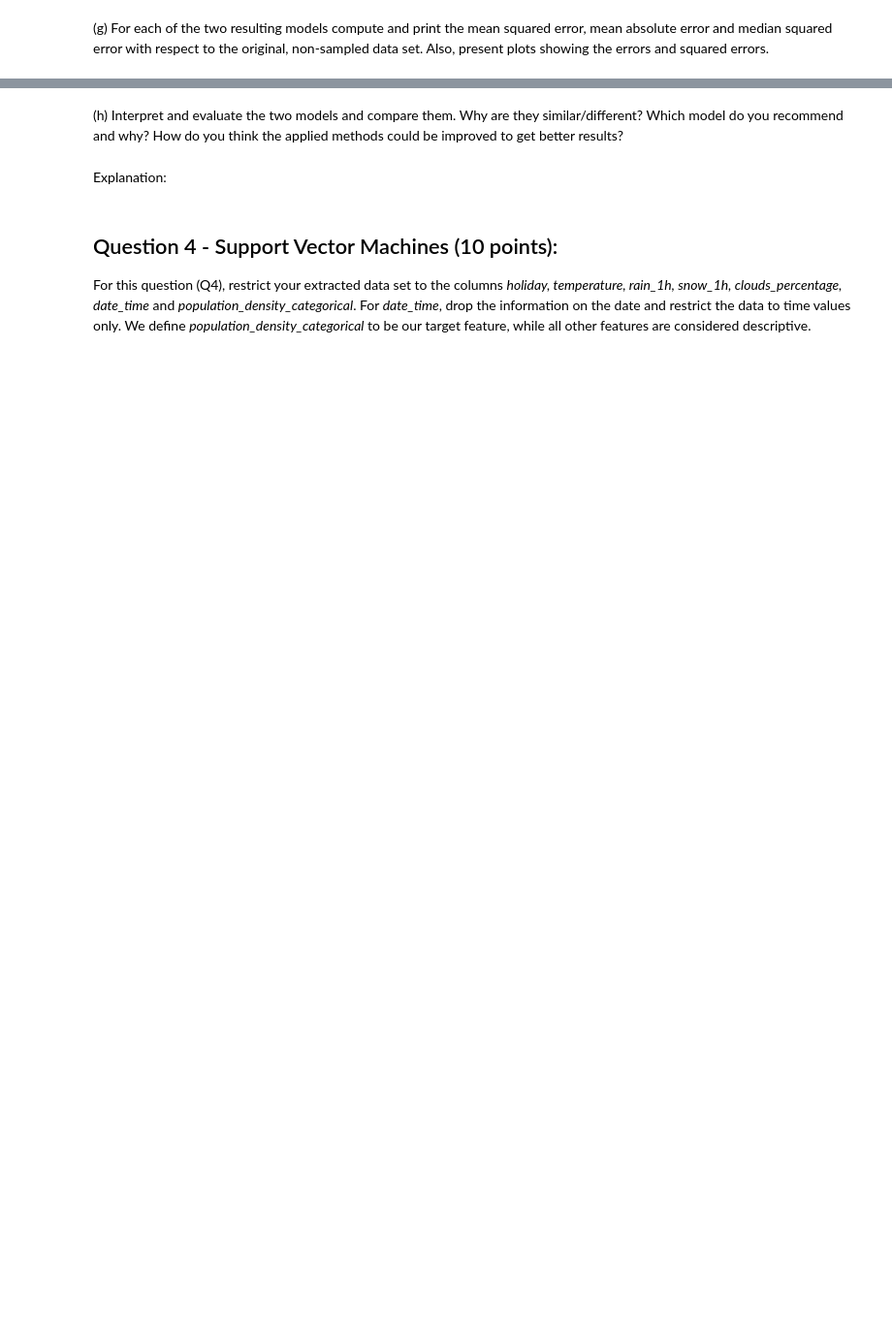
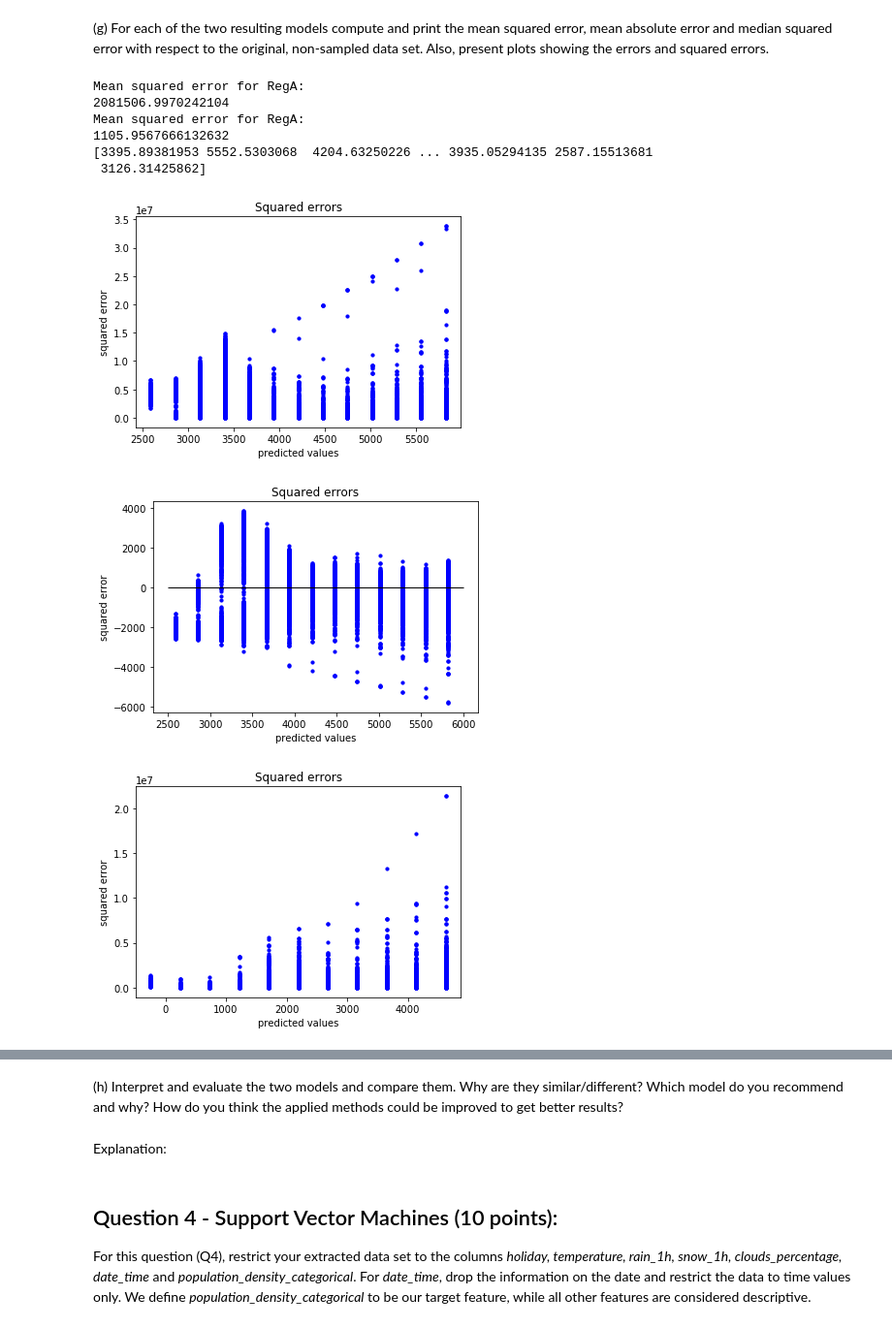
Before and after one commit to janhaa/data-science-ws1920, a Jupyter notebook: assignment1/IDS_Assignment_Part1.ipynb, the cells around one changed output, grey strips where cells are left out. Shown: that part at 97% size. Cells and saved outputs as stored; diff of their text form; code cells hidden in the pictures; blank space fills up the shorter version.

```diff
--- a/assignment1/IDS_Assignment_Part1.ipynb
+++ b/assignment1/IDS_Assignment_Part1.ipynb
@@ -290,0 +370,48 @@ Explanation:
+# %%
+from sklearn.metrics import mean_squared_error, mean_absolute_error
+
+# TODO: "with respect to the original, non-sampled data set"?!
+# TODO: median squared error
+
+print("Mean squared error for RegA:")
+print(mean_squared_error(RegA['population_density'], y_predA))
+print("Mean squared error for RegA:")
+print(mean_absolute_error(RegA['population_density'], y_predA))
+
+print(y_predA.ravel())
+
+plt.scatter(y_predA.ravel(), (RegA['population_density'] - y_predA.ravel()) ** 2, color = "blue", s = 10,)
+plt.title("Squared errors")
+plt.xlabel('predicted values')
+plt.ylabel('squared error')
+plt.show()
+
+plt.scatter(y_predA.ravel(), (RegA['population_density'] - y_predA.ravel()), color = "blue", s = 10,)
+plt.hlines(y = 0, xmin = 2500, xmax = 6000, linewidth = 1)
+plt.title("Squared errors")
+plt.xlabel('predicted values')
+plt.ylabel('squared error')
+plt.show()
+
+plt.scatter(y_predB.ravel(), (RegB['population_density'] - y_predB.ravel()) ** 2, color = "blue", s = 10,)
+plt.title("Squared errors")
+plt.xlabel('predicted values')
+plt.ylabel('squared error')
+plt.show()
+
+plt.scatter(y_predB.ravel(), (RegB['population_density'] - y_predB.ravel()), color = "blue", s = 10,)
+plt.hlines(y = 0, xmin = 0, xmax = 5000, linewidth = 1)
+plt.title("Squared errors")
+plt.xlabel('predicted values')
+plt.ylabel('squared error')
+plt.show()
+# %% [output]
+Mean squared error for RegA:
+2081506.9970242104
+Mean squared error for RegA:
+1105.9567666132632
+[3395.89381953 5552.5303068  4204.63250226 ... 3935.05294135 2587.15513681
+ 3126.31425862]
+[figure, added]
+[figure, added]
+[figure, added]
```
Also changed, not shown: parts of 18 cells of this notebook, 9 other files.
